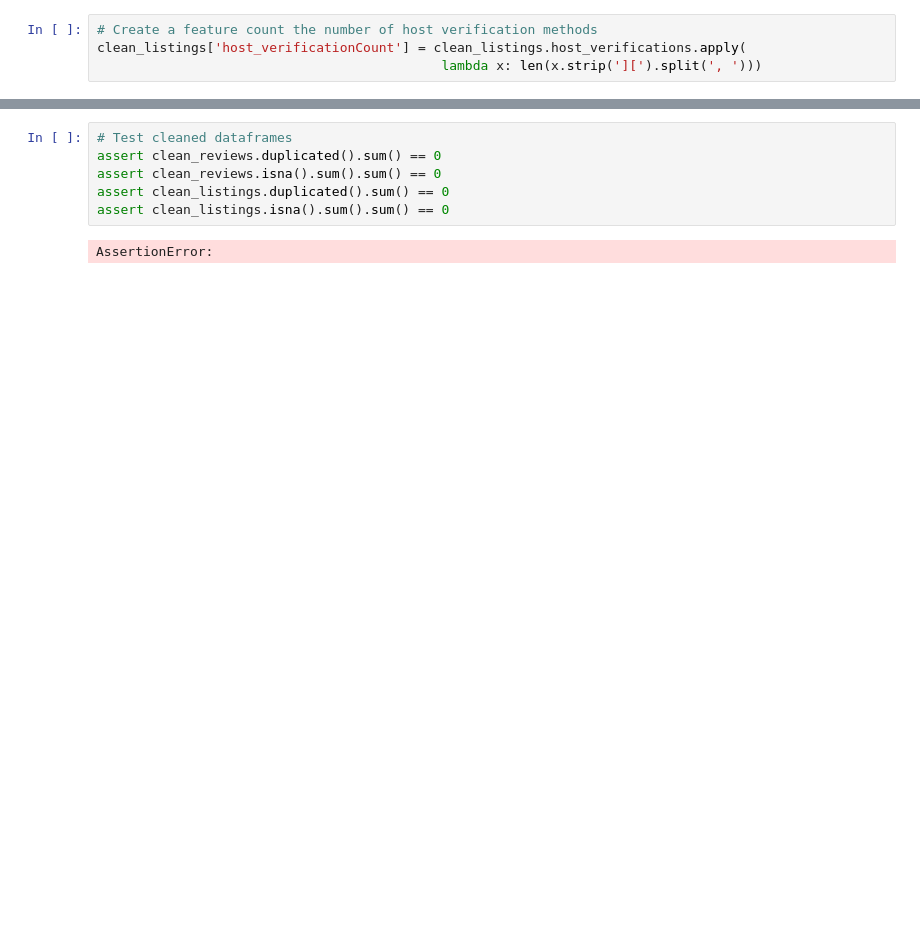
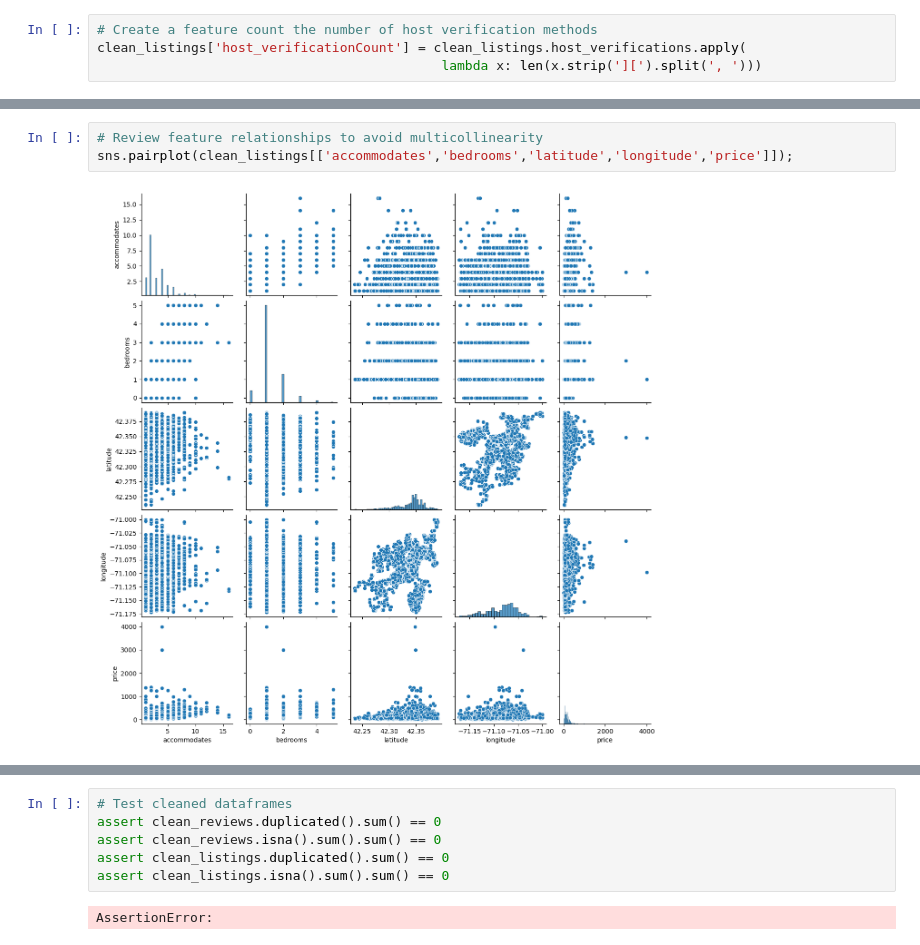
Before and after one commit to tristenwallace/boston_airbnb_CRISP-DM_analysis, a Jupyter notebook: src/explore.ipynb, the cells around one changed output, grey strips where cells are left out. Cells and saved outputs as stored; diff of their text form; blank space fills up the shorter version.

```diff
--- a/src/explore.ipynb
+++ b/src/explore.ipynb
@@ -238,0 +285,5 @@ clean_listings.drop('amenities', axis=1, inplace=True)
+# %%
+# Review feature relationships to avoid multicollinearity
+sns.pairplot(clean_listings[['accommodates','bedrooms','latitude','longitude','price']]);
+# %% [output]
+[figure, added]
```
Also changed, not shown: parts of 20 cells of this notebook, 2 other files.
